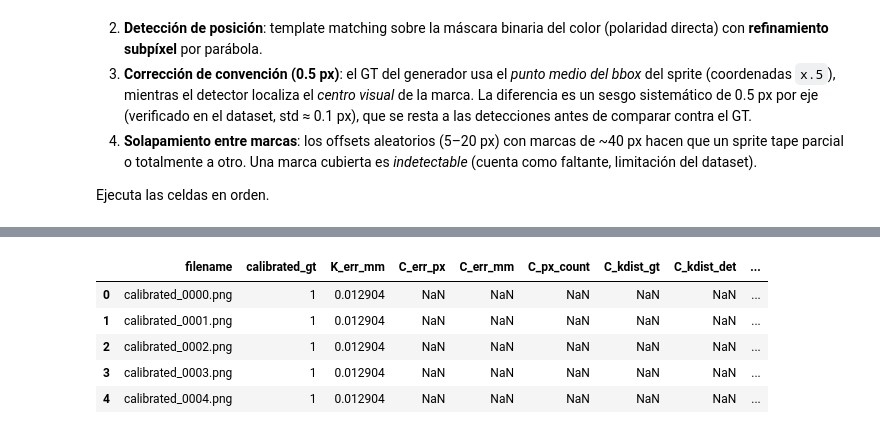
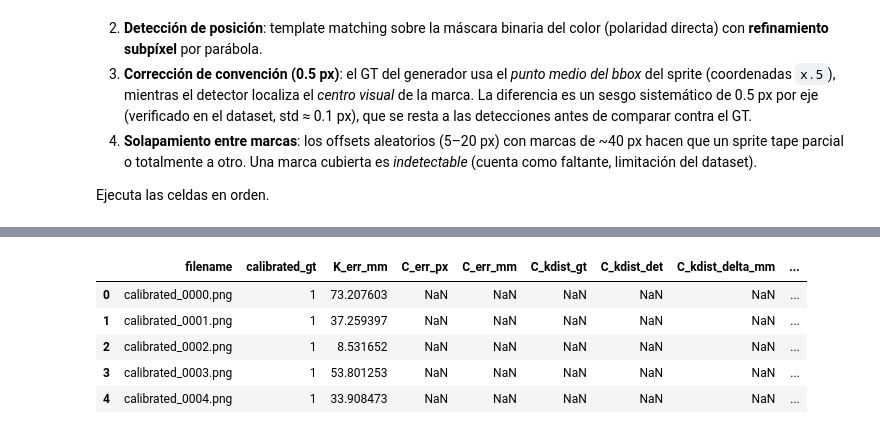
Before and after one commit to StantheManwithoutTan/sistema_deteccion_tipo_calibracion_registros, a Jupyter notebook: analisis_dataset_registro.ipynb, the cells around one changed output, grey strips where cells are left out. Cells and saved outputs as stored; diff of their text form; code cells hidden in the pictures.

Commit message:
feat: notebooks de analisis de dataset agregados

```diff
--- a/analisis_dataset_registro.ipynb
+++ b/analisis_dataset_registro.ipynb
@@ -61,12 +61,12 @@ if BASE_DIR not in sys.path:
     sys.path.insert(0, BASE_DIR)
 
 # ── Configuración ─────────────────────────────────────────────────────────
-IMG_DIR    = r"C:\Users\cadet\Documents\tesis_reconocimiento_cara\CREACION_DATASET_SINTETICO_TESIS\registro_dataset_1_8_26_v4_2_a_10_4k"
-CSV_PATH   = r"C:\Users\cadet\Documents\tesis_reconocimiento_cara\CREACION_DATASET_SINTETICO_TESIS\registro_dataset_v4_2_a_10_4k.csv"
-REPORT_DIR = r"C:\Users\cadet\Documents\tesis_reconocimiento_cara\proyecto_estado_preliminar_6_4_26\reporte_analisis_real"
+IMG_DIR    = r"C:\Users\cadet\Documents\tesis_reconocimiento_cara\CREACION_DATASET_SINTETICO_TESIS\registro_dataset_12_8_26_tamano_aumentado"
+CSV_PATH   = r"C:\Users\cadet\Documents\tesis_reconocimiento_cara\CREACION_DATASET_SINTETICO_TESIS\registro_dataset_12_8_26_tamano_aumentado.csv"
+REPORT_DIR = r"C:\Users\cadet\Documents\tesis_reconocimiento_cara\proyecto_estado_preliminar_6_4_26\reporte_analisis_12_8_26_tamano_aumentado_resultados"
 
 # Misma configuracion que en el archivo de config.py
-TOLERANCIA_MM        = 0.05     # tolerancia de desvío de posición (mm)
+TOLERANCIA_MM        = 0.1     # tolerancia de desvío de posición (mm)
 FACTOR_CORRECION_MM  = 0.812    # factor empírico de corrección (1.0 = sin corrección)
 DISTANCIA_CAMARA_MM  = 100.0    # distancia cámara–plano (método 'distance')
 FOCAL_MM             = 4.4      # longitud focal (para este ejemplo, de la camara EMEET 950 4K
@@ -297,6 +184,6 @@ CORRECCION_CONVENCION = 0.5 px | PX_MIN_PRESENCIA = 800
 # %%
 
-CACHE_PATH = os.path.join(REPORT_DIR, f'detecciones_cache_v{2}.pkl')
+CACHE_PATH = os.path.join(REPORT_DIR, f'detecciones_cache_v{5}.pkl')
 
 if os.path.exists(CACHE_PATH):
     detecciones = pd.read_pickle(CACHE_PATH)
@@ -324,60 +210,69 @@ K detectada en 35/35 imágenes
 # %%
 
-def analizar_fila(gt, det, mm_por_px):
+def analizar_fila(gt, detected, mm_por_px):
     """Compara una fila de ground truth con la detección de su imagen."""
     row = {
         'filename':      gt['filename'],
         'calibrated_gt': int(gt['calibrated']),
     }
-    if det is None:
+    if detected is None:
         row['analizada_ok'] = False
         row['motivo'] = 'K_no_detectada'
         row['calibrada_inferida'] = -1   # indeterminada
         return row
 
-    det_kx, det_ky = det['K']
-    row['K_err_mm'] = math.hypot(det_kx - gt['black_cx'], det_ky - gt['black_cy']) * mm_por_px
+    detected_kx, detected_ky = detected['K']
+    row['K_err_mm'] = math.hypot(detected_kx - gt['black_cx'], detected_ky - gt['black_cy']) * mm_por_px
 
-    faltantes, falsos_positivos = [], []
+    excluidos, falsos_positivos = [], []
+    faltantes = []
     for ch in CANALES:
         key = COLOR_KEY[ch]
         present_gt = int(gt[f'has_{key}']) == 1
-        detected   = (ch in det) and (det[ch] is not None)
+        # detected   = (ch in detected) and (detected[ch] is not None)
 
-        if present_gt and not detected:
-            faltantes.append(ch)
-        if (not present_gt) and detected:
+        detected_px = detected[ch][2] if (ch in detected) and (detected[ch] is not None) else 0
+        suficiente_pixeles = detected_px >= PX_MIN_PRESENCIA     # única regla de evidencia
+
+        if present_gt and not suficiente_pixeles:
+            excluidos.append(ch)
+        if (not present_gt) and suficiente_pixeles:
             falsos_positivos.append(ch)
 
-        if present_gt and detected:
+
+
+        if present_gt and suficiente_pixeles:
             gx, gy = gt[f'{key}_cx'], gt[f'{key}_cy']
             # Corrección de convención: el GT usa el punto medio del bbox
             # del sprite (x.5); el detector localiza el centro visual (x.5+0.5).
-            dx, dy = (det[ch][0] - CORRECCION_CONVENCION - gx,
-                      det[ch][1] - CORRECCION_CONVENCION - gy)
-            err_px = math.hypot(dx, dy)
-            err_mm = err_px * mm_por_px
-            row[f'{ch}_err_px'] = err_px
-            row[f'{ch}_err_mm'] = err_mm
-            row[f'{ch}_px_count'] = det[ch][2]
+            dx, dy = (detected[ch][0] - CORRECCION_CONVENCION - gx,
+                      detected[ch][1] - CORRECCION_CONVENCION - gy)
+            error_px = math.hypot(dx, dy)
+            error_mm = error_px * mm_por_px
+            row[f'{ch}_err_px'] = error_px
+            row[f'{ch}_err_mm'] = error_mm
+            row[f'{ch}_px_count'] = detected[ch][2]
             # Distancias hacia el registro negro (GT vs detectado)
             gt_kdist = gt[f'{key}_dist']
-            det_kdist = math.hypot(det[ch][0] - det_kx, det[ch][1] - det_ky)
+            det_kdist = math.hypot(detected[ch][0] - detected_kx, detected[ch][1] - detected_ky)
             row[f'{ch}_kdist_gt']     = gt_kdist
             row[f'{ch}_kdist_det']    = det_kdist
             row[f'{ch}_kdist_delta_mm'] = (det_kdist - gt_kdist) * mm_por_px
         else:
             row[f'{ch}_err_px'] = np.nan
             row[f'{ch}_err_mm'] = np.nan
-            row[f'{ch}_px_count'] = np.nan
             row[f'{ch}_kdist_gt'] = gt[f'{key}_dist'] if present_gt else np.nan
             row[f'{ch}_kdist_det'] = np.nan
             row[f'{ch}_kdist_delta_mm'] = np.nan
+            row[f'{ch}_px_count'] = detected_px            # 0 si no detectado
+            row[f'{ch}_excluido'] = bool(present_gt)  # True si estaba en GT sin px suficientes
 
     # ── Reglas de clasificación ──
     motivos = []
-    if faltantes:
-        motivos.append('faltante_' + '+'.join(faltantes))
+    #if faltantes:
+     #   motivos.append('faltante_' + '+'.join(faltantes))
+    if excluidos:
+        motivos.append('excluido_' + '+'.join(excluidos))
     if falsos_positivos:
         motivos.append('falso_positivo_' + '+'.join(falsos_positivos))
     for ch in CANALES:
@@ -389,7 +284,7 @@ def analizar_fila(gt, det, mm_por_px):
     row['motivo'] = 'OK' if not motivos else '|'.join(motivos)
 
     # Inferir calibración: cualquier color presente ⇒ imagen NO calibrada
-    colores_presentes = [ch for ch in CANALES if (ch in det) and (det[ch] is not None)]
+    colores_presentes = [ch for ch in CANALES if (ch in detected) and (detected[ch] is not None) and (detected[ch][2] >= PX_MIN_PRESENCIA)]
     inferida = 0 if colores_presentes else 1   # 0 = no calibrada (hay color)
     row['calibrada_inferida'] = inferida
     row['clasificacion_ok'] = (inferida == row['calibrated_gt'])
@@ -397,11 +292,11 @@ def analizar_fila(gt, det, mm_por_px):
 
 rows = []
 for _, gt in df.iterrows():
-    det = detecciones.get(gt['filename'])
+    detected = detecciones.get(gt['filename'])
     img_path = os.path.join(IMG_DIR, gt['filename'])
     width_px = cv2.imread(img_path).shape[1] if os.path.exists(img_path) else 1920
     mm_por_px = calcular_mm_por_px(width_px)
-    rows.append(analizar_fila(gt, det, mm_por_px))
+    rows.append(analizar_fila(gt, detected, mm_por_px))
 
 result = pd.DataFrame(rows)
 print(f"Imágenes analizadas: {len(result)}")
@@ -415,6 +310,6 @@ Imágenes analizadas: 35
-|  | filename | calibrated_gt | K_err_mm | C_err_px | C_err_mm | C_px_count | C_kdist_gt | C_kdist_det | ... |
-| 0 | calibrated_0000.png | 1 | 0.012904 | NaN | NaN | NaN | NaN | NaN | ... |
-| 1 | calibrated_0001.png | 1 | 0.012904 | NaN | NaN | NaN | NaN | NaN | ... |
-| 2 | calibrated_0002.png | 1 | 0.012904 | NaN | NaN | NaN | NaN | NaN | ... |
-| 3 | calibrated_0003.png | 1 | 0.012904 | NaN | NaN | NaN | NaN | NaN | ... |
-| 4 | calibrated_0004.png | 1 | 0.012904 | NaN | NaN | NaN | NaN | NaN | ... |
+|  | filename | calibrated_gt | K_err_mm | C_err_px | C_err_mm | C_kdist_gt | C_kdist_det | C_kdist_delta_mm | ... |
+| 0 | calibrated_0000.png | 1 | 73.207603 | NaN | NaN | NaN | NaN | NaN | ... |
+| 1 | calibrated_0001.png | 1 | 37.259397 | NaN | NaN | NaN | NaN | NaN | ... |
+| 2 | calibrated_0002.png | 1 | 8.531652 | NaN | NaN | NaN | NaN | NaN | ... |
+| 3 | calibrated_0003.png | 1 | 53.801253 | NaN | NaN | NaN | NaN | NaN | ... |
+| 4 | calibrated_0004.png | 1 | 33.908473 | NaN | NaN | NaN | NaN | NaN | ... |
```
Also changed, not shown: parts of 15 cells of this notebook, 1 other file.
